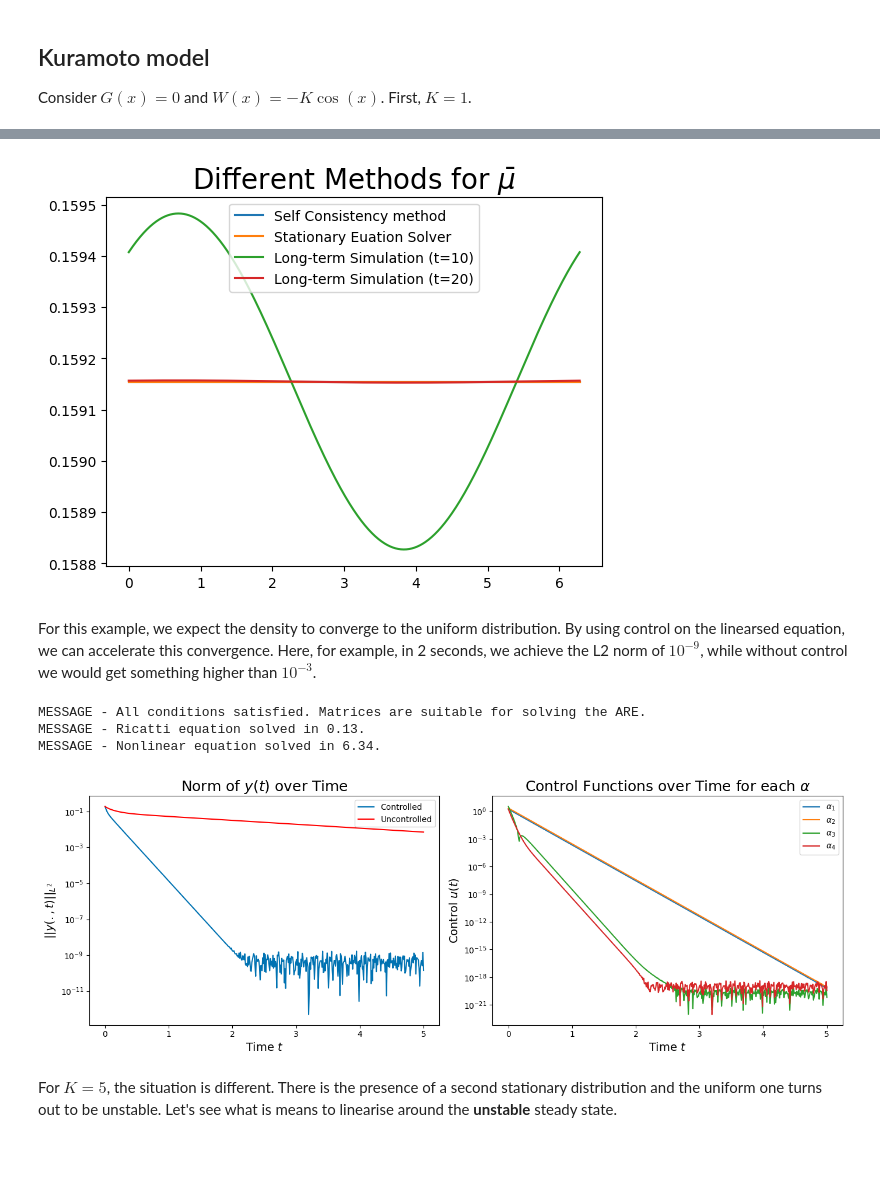
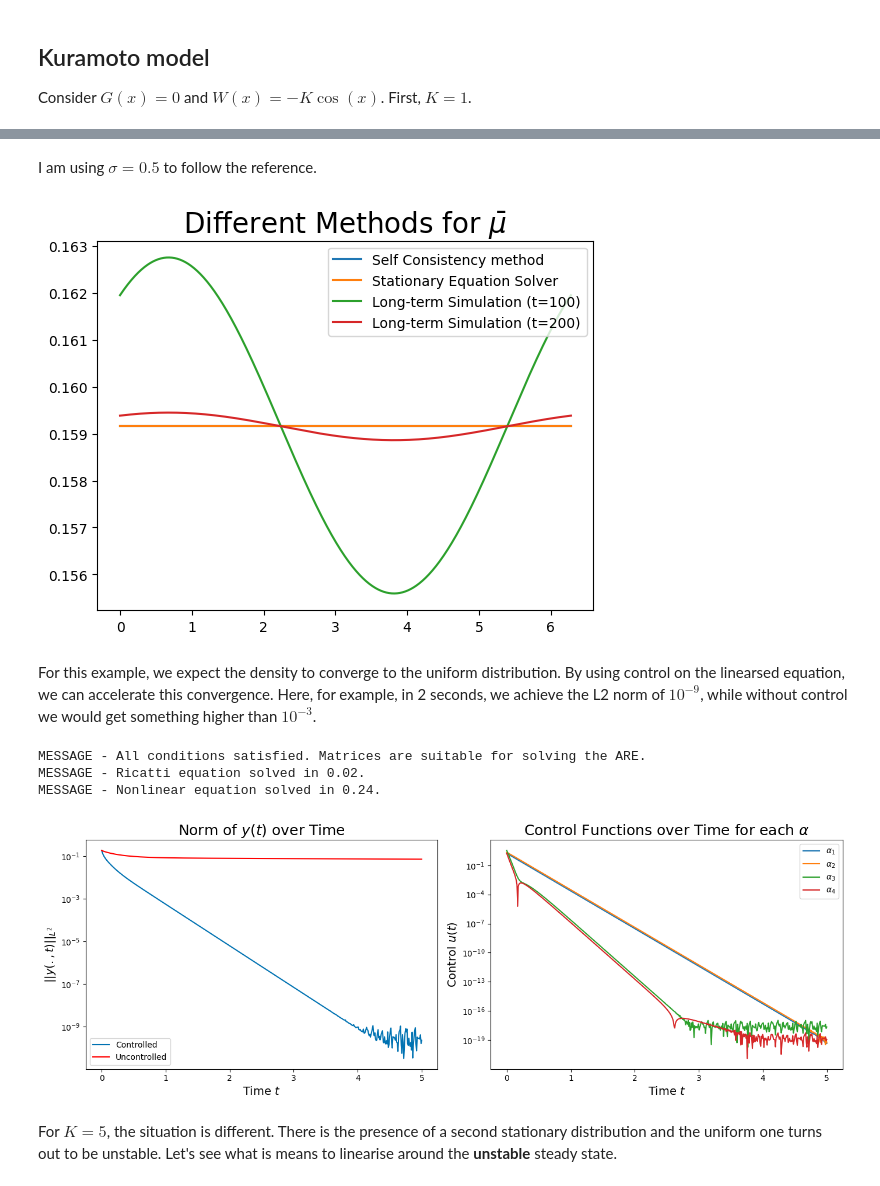
Before and after one commit to lucasmoschen/mckean-vlasov, a Jupyter notebook: codes/plotting.ipynb, the cells around one changed output, grey strips where cells are left out. Drawn from its saved outputs; the diff is of its cells as text; code cells hidden in the pictures; blank space fills up the shorter version.

Commit message:
small changed and new plots

```diff
--- a/codes/plotting.ipynb
+++ b/codes/plotting.ipynb
@@ -55,22 +53,6 @@ nabla_alpha1 = lambda x: np.cos(x) / np.sqrt(4 * np.pi)
 nabla_alpha2 = lambda x: -np.sin(x) / np.sqrt(4 * np.pi)
 nabla_alpha3 = lambda x: 2 * np.cos(2*x) / np.sqrt(4 * np.pi)
 nabla_alpha4 = lambda x: -2 * np.sin(2*x) / np.sqrt(4 * np.pi)
-
-def mu_0(x):
-    alpha_param = 2.0
-    beta_param = 2.0
-    Z = (2 * np.pi)**(alpha_param + beta_param - 1) * beta(alpha_param, beta_param)
-    return (x**(alpha_param - 1) * (2 * np.pi - x)**(beta_param - 1)) / Z
-
-def mu_0_mixed(x):
-    alpha_param1 = 4.0
-    beta_param1 = 2.0
-    Z1 = (2 * np.pi)**(alpha_param1 + beta_param1 - 1) * beta(alpha_param1, beta_param1)
-
-    alpha_param2 = 2.0
-    beta_param2 = 10.0
-    Z2 = (2 * np.pi)**(alpha_param2 + beta_param2 - 1) * beta(alpha_param2, beta_param2)
-    return 0.5*(x**(alpha_param1 - 1) * (2 * np.pi - x)**(beta_param1 - 1)) / Z1 + 0.5*(x**(alpha_param2 - 1) * (2 * np.pi - x)**(beta_param2 - 1)) / Z2
 # %% [markdown]
 Solving the equation.
 # %%
@@ -122,6 +257,6 @@ Consider $G(x) = 0$ and $W(x) = -K \cos(x)$. First, $K = 1$.
 # %%
 G = lambda x: np.zeros_like(x)
-W = lambda x: -np.cos(x)
+W = lambda x: -0.95*np.cos(x)
 
 alpha1 = lambda x: np.sin(x)
 alpha2 = lambda x: np.cos(x)
@@ -132,42 +267,44 @@ nabla_alpha1 = lambda x: np.cos(x)
 nabla_alpha2 = lambda x: -np.sin(x)
 nabla_alpha3 = lambda x: 2 * np.cos(2*x)
 nabla_alpha4 = lambda x: -2 * np.sin(2*x)
+# %% [markdown]
+I am using $\sigma = 0.5$ to follow the reference.
 # %%
-solver = McKeanVlasovSolver(L=50, d=2*np.pi, G=G, alpha=[alpha1, alpha2, alpha3, alpha4],
+solver = McKeanVlasovSolver(L=20, d=2*np.pi, G=G, alpha=[alpha1, alpha2, alpha3, alpha4],
                             W=W, mu_0=mu_0_mixed, min_fourier_samples=2000, delta=-0.0001,
                             grad_alpha=[nabla_alpha1, nabla_alpha2, nabla_alpha3, nabla_alpha4],
-                            state_weight=1000)
+                            state_weight=1000, sigma=0.5)
 
 plotter = McKeanVlasovPlotter(solver)
 # %%
 x = np.linspace(0, 2*np.pi, 1000)
 mu_bar = solver.reconstruction(solver.bar_mu_k, x)
 
 a_bar2 = solver.compute_bar_mu(method="stationary-equation")
 mu_bar2 = solver.reconstruction(a_bar2, x)
 
-a_bar3 = solver.nonlinear_controlled_solver_mu(t_span=(0, 20), t_eval=(10, 20,), u=lambda t,a: np.zeros(4))
+a_bar3 = solver.nonlinear_controlled_solver_mu(t_span=(0, 200), t_eval=(100, 200,), u=lambda t,a: np.zeros(4))
 mu_bar3_1 = solver.reconstruction(a_bar3.y[:,-2], x)
 mu_bar3_2 = solver.reconstruction(a_bar3.y[:,-1], x)
 
 plt.plot(x, mu_bar, label="Self Consistency method")
 plt.plot(x, mu_bar2, label="Stationary Equation Solver")
-plt.plot(x, mu_bar3_1, label="Long-term Simulation (t=10)")
-plt.plot(x, mu_bar3_2, label="Long-term Simulation (t=20)")
+plt.plot(x, mu_bar3_1, label="Long-term Simulation (t=100)")
+plt.plot(x, mu_bar3_2, label="Long-term Simulation (t=200)")
 plt.title(r"Different Methods for $\bar{\mu}$", fontsize=20)
 plt.legend()
 plt.show()
 # %% [output]
-[figure, old version]
+[figure, new version]
 # %% [markdown]
 For this example, we expect the density to converge to the uniform distribution. By using control on the linearsed equation, we can accelerate this convergence. Here, for example, in 2 seconds, we achieve the L2 norm of $10^{-9}$, while without control we would get something higher than $10^{-3}$.
 # %%
 plotter.plot_control_and_norm(t_max=5.0)
 # %% [output]
 MESSAGE - All conditions satisfied. Matrices are suitable for solving the ARE.
-MESSAGE - Ricatti equation solved in 0.13.
-MESSAGE - Nonlinear equation solved in 6.34.
+MESSAGE - Ricatti equation solved in 0.02.
+MESSAGE - Nonlinear equation solved in 0.24.
-[figure, old version]
+[figure, new version]
 # %% [markdown]
 For $K=5$, the situation is different. There is the presence of a second stationary distribution and the uniform one turns out to be unstable. Let's see what is means to linearise around the **unstable** steady state.
 # %%
```
Also changed, not shown: parts of 26 cells of this notebook, 1 other file.
